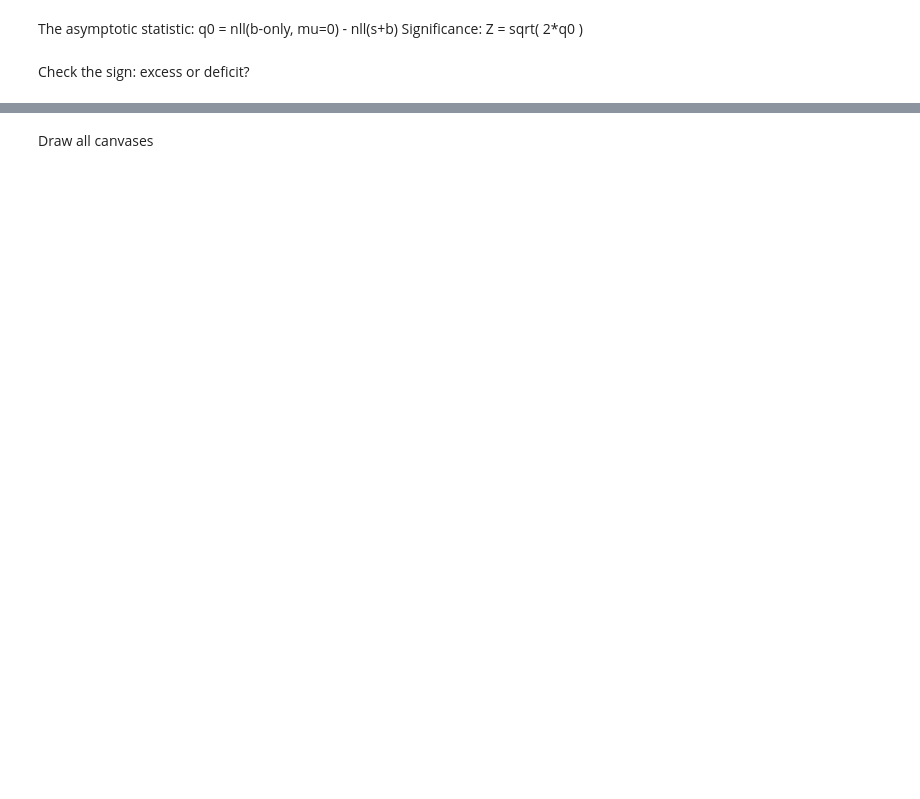
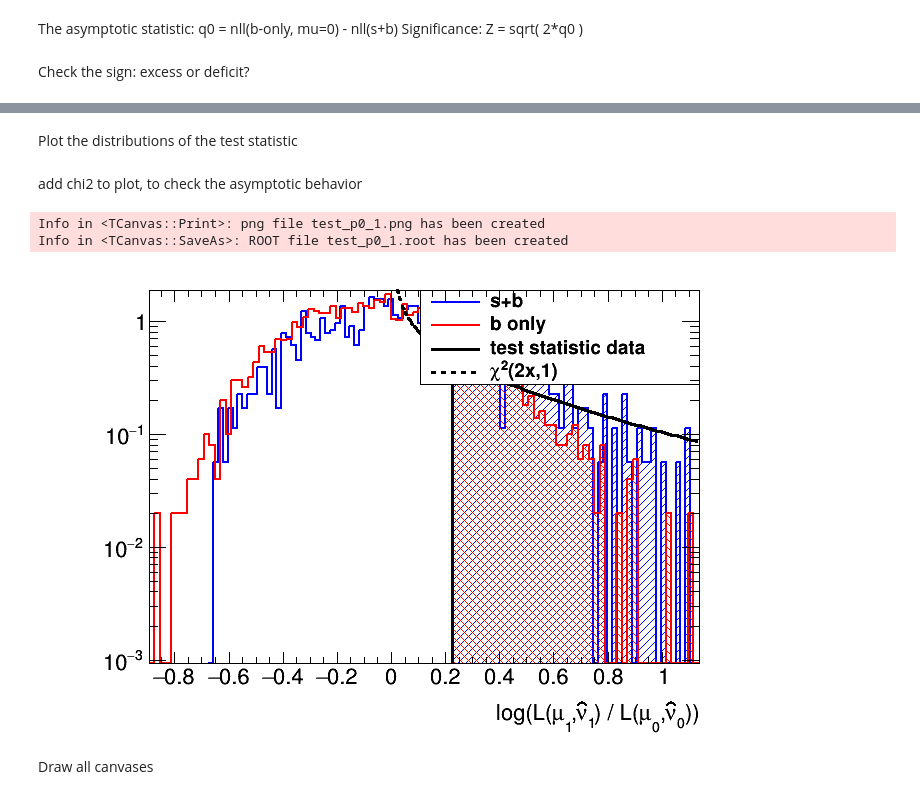
Before and after one commit to LailinXu/hepstat-tutorial, a Jupyter notebook: Stats/hepstat_tutorial_hypo_p0.py.nbconvert.ipynb, the cells around one changed output, grey strips where cells are left out. Saved outputs shown, nothing was run; the diff lists cells and outputs as text; code cells hidden in the pictures; blank space fills up the shorter version.

```diff
--- a/Stats/hepstat_tutorial_hypo_p0.py.nbconvert.ipynb
+++ b/Stats/hepstat_tutorial_hypo_p0.py.nbconvert.ipynb
@@ -268,0 +274,4 @@ Conditional NLL value: 30.894549930665683
+# %%
+w.loadSnapshot(snapshotName_init)
+poi.Print()
+fc = R.RooStats.FrequentistCalculator(data, sbModel, bModel)
@@ -268,0 +299,7 @@ Conditional NLL value: 30.894549930665683
+# %%
+fqResult = fc.GetHypoTest()
+fqResult.Print()
+fqResult.GetNullDistribution().SetTitle("b only")
+fqResult.GetAltDistribution().SetTitle("s+b")
+fqResult.Print()
+pvalue_fq = fqResult.NullPValue()
@@ -269,3 +324,26 @@ Conditional NLL value: 30.894549930665683
+# %% [markdown]
+Plot the distributions of the test statistic
+# %%
+c = R.TCanvas()
+plot = R.RooStats.HypoTestPlot(fqResult)
+plot.SetLogYaxis(True)
+# %% [markdown]
+add chi2 to plot, to check the asymptotic behavior
+# %%
+nPOI = 1
+fchi = R.TF1("f", "1*ROOT::Math::chisquared_pdf(2*x,{0},0)".format(nPOI), 0, 20)
+fchi.SetLineColor(R.kBlack)
+fchi.SetLineStyle(7)
+plot.AddTF1(fchi, "#chi^{{2}}(2x,{0})".format(nPOI))
+plot.Draw()
+c.Draw()
+
+c.SaveAs("test_p0_1.png")
+c.SaveAs("test_p0_1.root")
+# %% [output]
+Info in <TCanvas::Print>: png file test_p0_1.png has been created
+Info in <TCanvas::SaveAs>: ROOT file test_p0_1.root has been created
+[figure, added]
 # %% [markdown]
 Draw all canvases
 # %%
```
Also changed, not shown: parts of 20 cells of this notebook, 5 other files.
